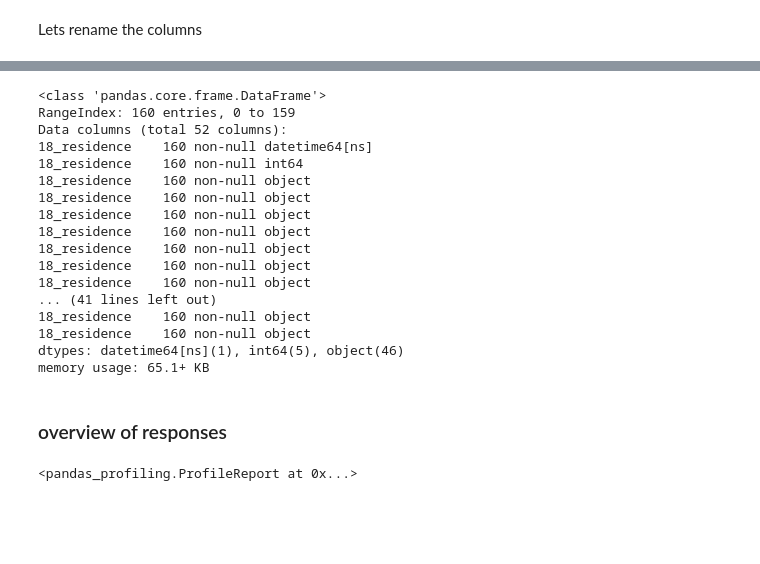
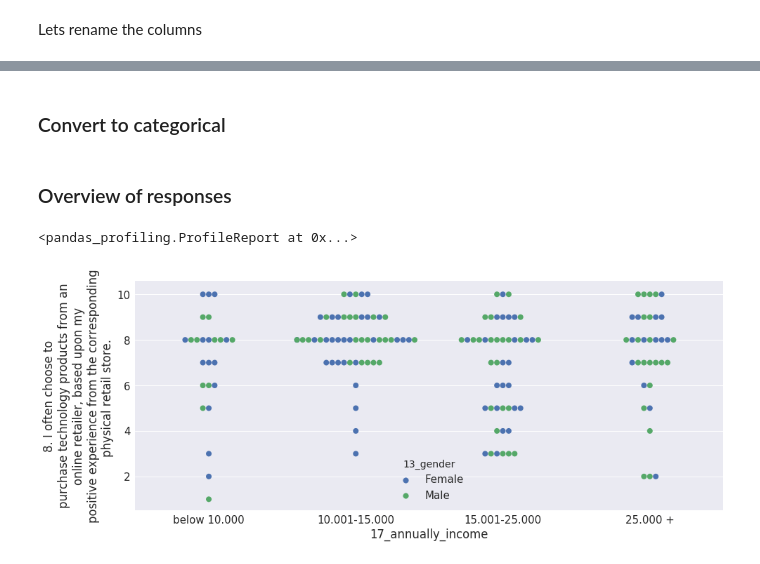
Before and after one commit to dimitris1ps/alexandra, a Jupyter notebook: Questionnaire_analysis.ipynb, the cells around one changed output, grey strips where cells are left out. Drawn from its saved outputs; the diff is of its cells as text; code cells hidden in the pictures; blank space fills up the shorter version.

Commit message:
added a few graphs

```diff
--- a/Questionnaire_analysis.ipynb
+++ b/Questionnaire_analysis.ipynb
@@ -16,3 +20,15 @@ warnings.filterwarnings('ignore')
+# %%
+# Custome functions
+
+def wrap(text, num_of_words=3):
+    new_list = []
+
+    for i, w in enumerate(text.split(" ")):
+        if(i % num_of_words == (num_of_words-1)):
+            new_list.append(w + '\n')
+        else:
+            new_list.append(w + ' ')
+    return ''.join(new_list)
 # %% [markdown]
 ### Import responses
 # %%
@@ -57,24 +75,11 @@ df.rename(columns=remane_col).head()
 5 rows × 52 columns
 # %%
-df.rename(columns=remane_col).info()
+# df.rename(columns=remane_col).info()
-# %% [output]
-<class 'pandas.core.frame.DataFrame'>
-RangeIndex: 160 entries, 0 to 159
-Data columns (total 52 columns):
-18_residence    160 non-null datetime64[ns]
-18_residence    160 non-null int64
-18_residence    160 non-null object
-18_residence    160 non-null object
-18_residence    160 non-null object
-18_residence    160 non-null object
-18_residence    160 non-null object
-18_residence    160 non-null object
-18_residence    160 non-null object
-... (41 lines left out)
-18_residence    160 non-null object
-18_residence    160 non-null object
-dtypes: datetime64[ns](1), int64(5), object(46)
-memory usage: 65.1+ KB
+# %% [markdown]
+### Convert to categorical
+# %%
+df2['17_annually_income'] = pd.Categorical(list(df2['17_annually_income']),
+                            categories=['below 10.000', '10.001-15.000', '15.001-25.000', '25.000 +'])
 # %% [markdown]
-### overview of responses
+### Οverview of responses
 # %%
@@ -82,2 +87,8 @@ pandas_profiling.ProfileReport(df)
 # %% [output]
 <pandas_profiling.ProfileReport at 0x...>
+# %%
+plt.figure(figsize=(15,6))
+pl = sns.swarmplot(x="17_annually_income", y="08_positive_online_experience", data=df2, hue='13_gender', size=8)
+pl.set( ylabel=wrap(remane_col_rev['08_positive_online_experience'], 5));
+# %% [output]
+[figure, added]
```
Also changed, not shown: parts of 4 cells of this notebook.
